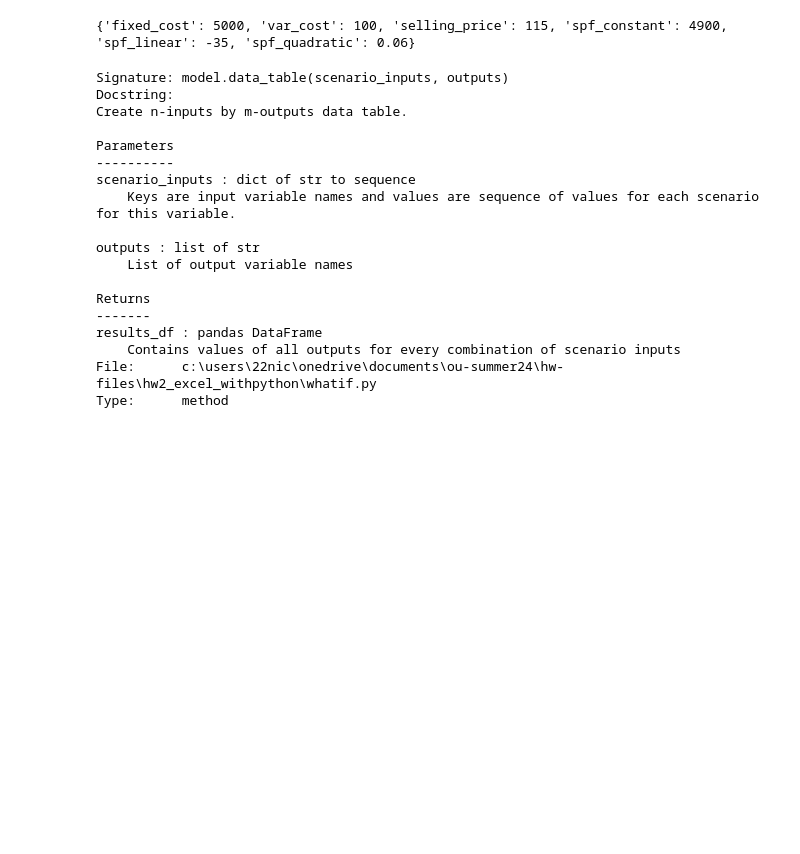
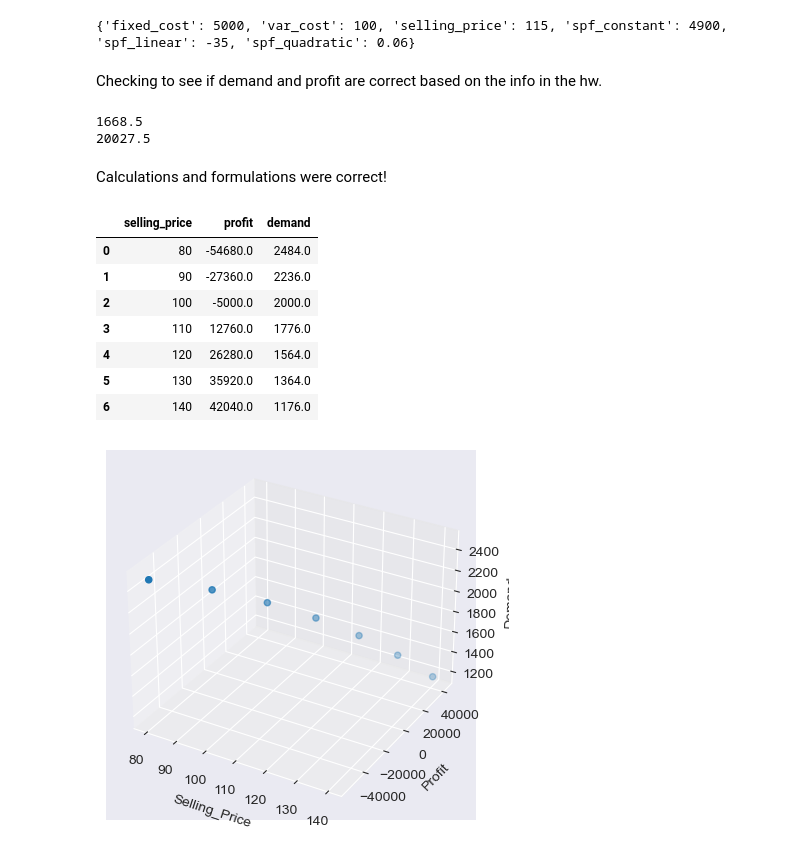
Before and after one commit to nicky-html96/hw2_excel_withpython, a Jupyter notebook: hw2_submission.ipynb, the cells around one changed output. Drawn from its saved outputs; the diff is of its cells as text; code cells hidden in the pictures; blank space fills up the shorter version.

Commit message:
made great progress, finished 1a and 1b, still need to try different graph style.

```diff
--- a/hw2_submission.ipynb
+++ b/hw2_submission.ipynb
@@ -43,31 +40,70 @@ class SingleProductSPF(Model):
 
     def demand(self):
         """Computing Demand"""
-        demand =
+        demand = self.spf_quadratic * self.selling_price**2 + self.spf_linear * self.selling_price + self.spf_constant
         return demand
+
+    def production_cost(self):
+        """Computing the cost to produce the product"""
+        production_cost = (self.var_cost * self.demand()) + self.fixed_cost
+        return production_cost
+
+
+    def sales_revenue(self):
+        """Compute sales revenue"""
+        sales_revenue = self.selling_price * self.demand()
+        return sales_revenue
+
+
+    def profit(self):
+        """Compute profit"""
+        profit = self.sales_revenue() - self.production_cost()
+        return profit
 # %%
 model = SingleProductSPF()
 print(model)
 # %% [output]
 {'fixed_cost': 5000, 'var_cost': 100, 'selling_price': 115, 'spf_constant': 4900, 'spf_linear': -35, 'spf_quadratic': 0.06}
+# %% [markdown]
+Checking to see if demand and profit are correct based on the info in the hw.
+# %%
+print(model.demand())
+print(model.profit())
+# %% [output]
+1668.5
+20027.5
+# %% [markdown]
+Calculations and formulations were correct!
+# %%
+# Specifying input ranges
+dt_param_range1 = {'selling_price': np.arange(80, 141, 10)}
+
+# specifying output
+outputs = ['profit', 'demand']
 # %%
-model.data_table?
+# Creation of 1-way data table
+model_dt1 = model.data_table(dt_param_range1, outputs)
+model_dt1
 # %% [output]
-Signature: model.data_table(scenario_inputs, outputs)
-Docstring:
-Create n-inputs by m-outputs data table.
-
-Parameters
-----------
-scenario_inputs : dict of str to sequence
-    Keys are input variable names and values are sequence of values for each scenario for this variable.
-
-outputs : list of str
-    List of output variable names
-
-Returns
--------
-results_df : pandas DataFrame
-    Contains values of all outputs for every combination of scenario inputs
-File:      c:\users\22nic\onedrive\documents\ou-summer24\hw-files\hw2_excel_withpython\whatif.py
-Type:      method
+|  | selling_price | profit | demand |
+| 0 | 80 | -54680.0 | 2484.0 |
+| 1 | 90 | -27360.0 | 2236.0 |
+| 2 | 100 | -5000.0 | 2000.0 |
+| 3 | 110 | 12760.0 | 1776.0 |
+| 4 | 120 | 26280.0 | 1564.0 |
+| 5 | 130 | 35920.0 | 1364.0 |
+| 6 | 140 | 42040.0 | 1176.0 |
+# %%
+# Make the plot
+fig = plt.figure()
+ax = fig.add_subplot(111, projection='3d')
+ax.scatter(model_dt1['selling_price'], model_dt1['profit'], model_dt1['demand'],
+                cmap=plt.cm.viridis)
+
+ax.set_xlabel('Selling_Price')
+ax.set_ylabel('Profit')
+ax.set_zlabel('Demand')
+
+plt.show();
+# %% [output]
+[figure, added]
```
Also changed, not shown: parts of 3 cells of this notebook.
